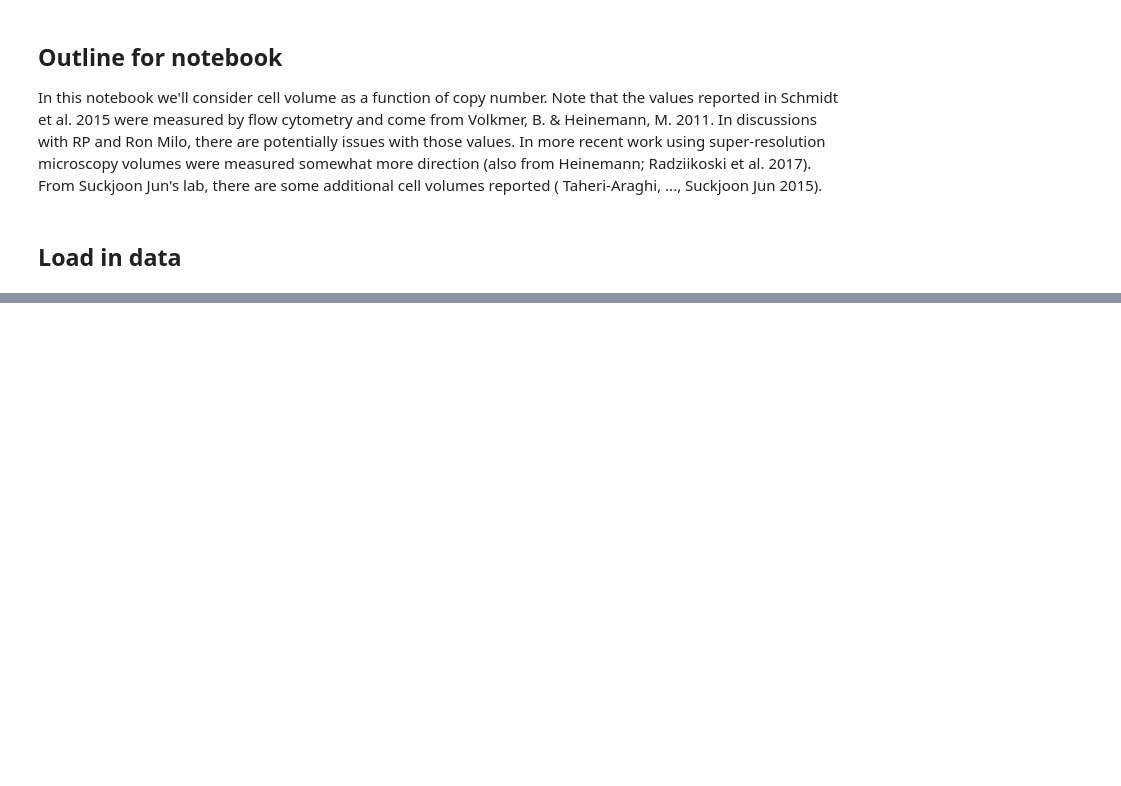
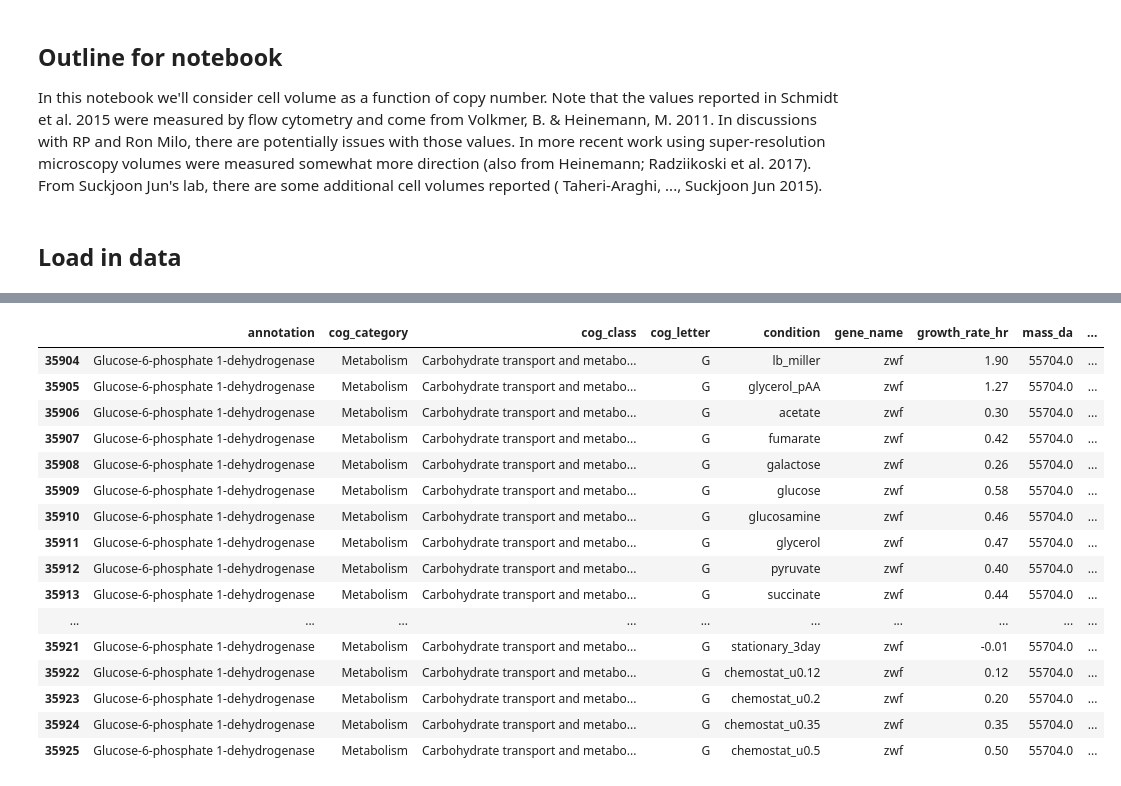
Before and after one commit to RPGroup-PBoC/growth_limits, a Jupyter notebook: code/exploratory/NB_prior_notebooks/2018_cell_volume.ipynb, the cells around one changed output, grey strips where cells are left out. Saved outputs shown, nothing was run; the diff lists cells and outputs as text; code cells hidden in the pictures; blank space fills up the shorter version.

```diff
--- a/code/exploratory/NB_prior_notebooks/2018_cell_volume.ipynb
+++ b/code/exploratory/NB_prior_notebooks/2018_cell_volume.ipynb
@@ -160,0 +251,6 @@ plt.tight_layout()
+# %%
+combined_df2 = pd.read_csv('../../../data/schmidt2016_longform_annotated.csv')
+combined_df2['fg_per_cell_'] = (combined_df2['tot_per_cell'] * combined_df2['mass_da'] * 1E15 ) / constants.Avogadro
+for cond, data in combined_df2.groupby(['condition']):
+    data = data[['gene_name', 'growth_rate_hr', 'tot_per_cell', 'fg_per_cell_']].drop_duplicates()
+    print(cond, data.fg_per_cell_.sum())
@@ -160,0 +275,20 @@ plt.tight_layout()
+# %%
+combined_df2[combined_df2.gene_name == 'zwf']
+# %% [output]
+|  | annotation | cog_category | cog_class | cog_letter | condition | gene_name | growth_rate_hr | mass_da | ... |
+| 35904 | Glucose-6-phosphate 1-dehydrogenase | Metabolism | Carbohydrate transport and metabo... | G | lb_miller | zwf | 1.90 | 55704.0 | ... |
+| 35905 | Glucose-6-phosphate 1-dehydrogenase | Metabolism | Carbohydrate transport and metabo... | G | glycerol_pAA | zwf | 1.27 | 55704.0 | ... |
+| 35906 | Glucose-6-phosphate 1-dehydrogenase | Metabolism | Carbohydrate transport and metabo... | G | acetate | zwf | 0.30 | 55704.0 | ... |
+| 35907 | Glucose-6-phosphate 1-dehydrogenase | Metabolism | Carbohydrate transport and metabo... | G | fumarate | zwf | 0.42 | 55704.0 | ... |
+| 35908 | Glucose-6-phosphate 1-dehydrogenase | Metabolism | Carbohydrate transport and metabo... | G | galactose | zwf | 0.26 | 55704.0 | ... |
+| 35909 | Glucose-6-phosphate 1-dehydrogenase | Metabolism | Carbohydrate transport and metabo... | G | glucose | zwf | 0.58 | 55704.0 | ... |
+| 35910 | Glucose-6-phosphate 1-dehydrogenase | Metabolism | Carbohydrate transport and metabo... | G | glucosamine | zwf | 0.46 | 55704.0 | ... |
+| 35911 | Glucose-6-phosphate 1-dehydrogenase | Metabolism | Carbohydrate transport and metabo... | G | glycerol | zwf | 0.47 | 55704.0 | ... |
+| 35912 | Glucose-6-phosphate 1-dehydrogenase | Metabolism | Carbohydrate transport and metabo... | G | pyruvate | zwf | 0.40 | 55704.0 | ... |
+| 35913 | Glucose-6-phosphate 1-dehydrogenase | Metabolism | Carbohydrate transport and metabo... | G | succinate | zwf | 0.44 | 55704.0 | ... |
+| ... | ... | ... | ... | ... | ... | ... | ... | ... | ... |
+| 35921 | Glucose-6-phosphate 1-dehydrogenase | Metabolism | Carbohydrate transport and metabo... | G | stationary_3day | zwf | -0.01 | 55704.0 | ... |
+| 35922 | Glucose-6-phosphate 1-dehydrogenase | Metabolism | Carbohydrate transport and metabo... | G | chemostat_u0.12 | zwf | 0.12 | 55704.0 | ... |
+| 35923 | Glucose-6-phosphate 1-dehydrogenase | Metabolism | Carbohydrate transport and metabo... | G | chemostat_u0.2 | zwf | 0.20 | 55704.0 | ... |
+| 35924 | Glucose-6-phosphate 1-dehydrogenase | Metabolism | Carbohydrate transport and metabo... | G | chemostat_u0.35 | zwf | 0.35 | 55704.0 | ... |
+| 35925 | Glucose-6-phosphate 1-dehydrogenase | Metabolism | Carbohydrate transport and metabo... | G | chemostat_u0.5 | zwf | 0.50 | 55704.0 | ... |
```
Also changed, not shown: parts of 16 cells of this notebook, 1 other file.
